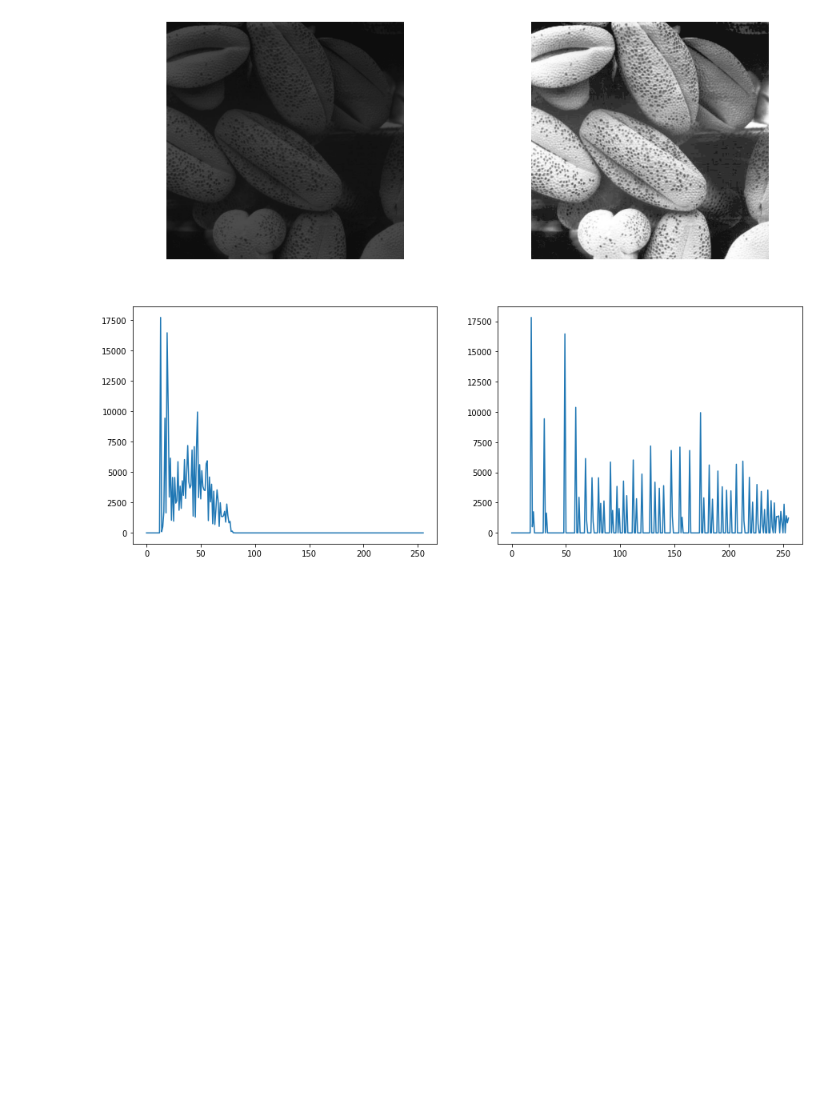
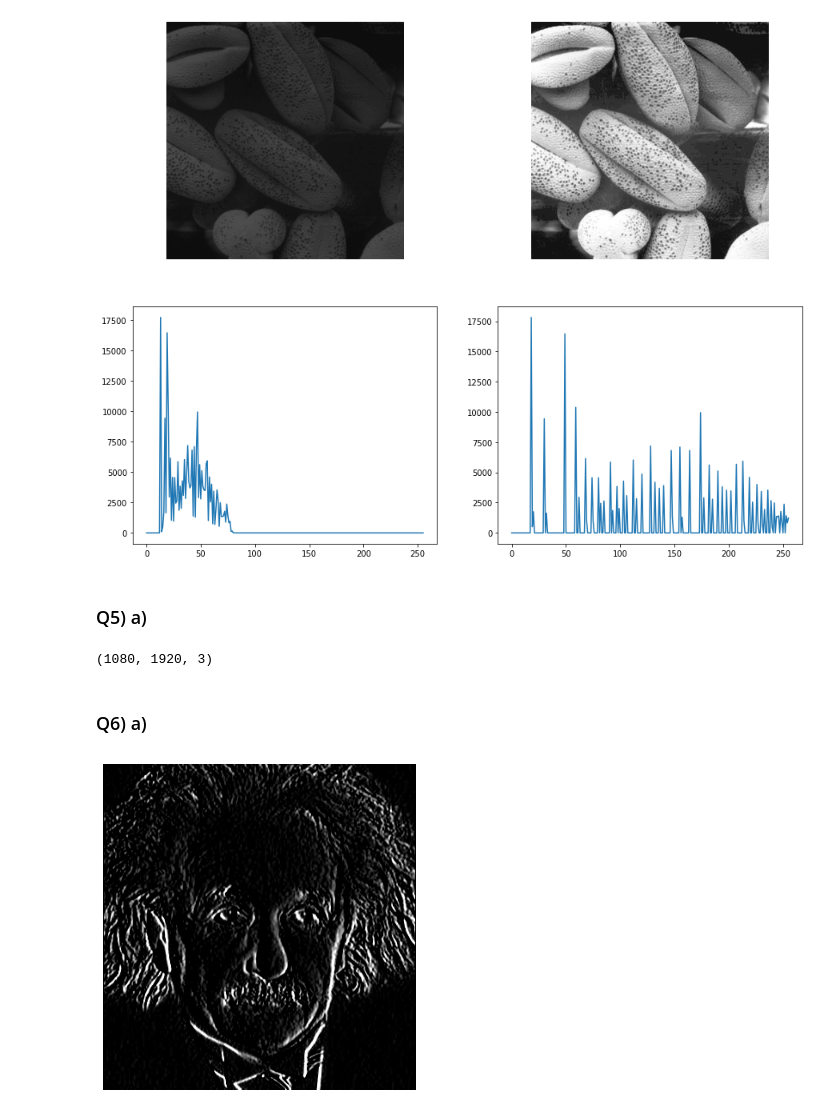
Before and after one commit to Krishnakanth-lab/EN2550_Assignment1, a Jupyter notebook: Krishnakanth_190323C_a01.ipynb, the cells around one changed output. Saved outputs shown, nothing was run; the diff lists cells and outputs as text; code cells hidden in the pictures; blank space fills up the shorter version.

```diff
--- a/Krishnakanth_190323C_a01.ipynb
+++ b/Krishnakanth_190323C_a01.ipynb
@@ -205,3 +205,5 @@ ax[1,1].plot(hist_new)
 plt.show()
 # %% [output]
 [figure]
+# %% [markdown]
+### Q5) a)
@@ -207,0 +235,21 @@ plt.show()
+# %%
+np.shape(zoom_img)
+# %% [output]
+(1080, 1920, 3)
+# %% [markdown]
+### Q6) a)
+# %%
+sobel_img = cv.imread(r'einstein.png', cv.IMREAD_GRAYSCALE).astype(np.uint8)
+
+sobel_h = np.array([[1, 0, -1], [2, 0, -2], [1, 0, -1]], dtype=np.float32)
+g_x = cv.filter2D(sobel_img, -1, sobel_h)
+g_x = cv.cvtColor(g_x, cv.COLOR_BGR2RGB)
+
+fig, ax = plt.subplots(figsize=(6, 6))
+
+ax.imshow(g_x)
+ax.axis('off')
+
+plt.show()
+# %% [output]
+[figure, added]
```
Also changed, not shown: parts of 1 cell of this notebook.
